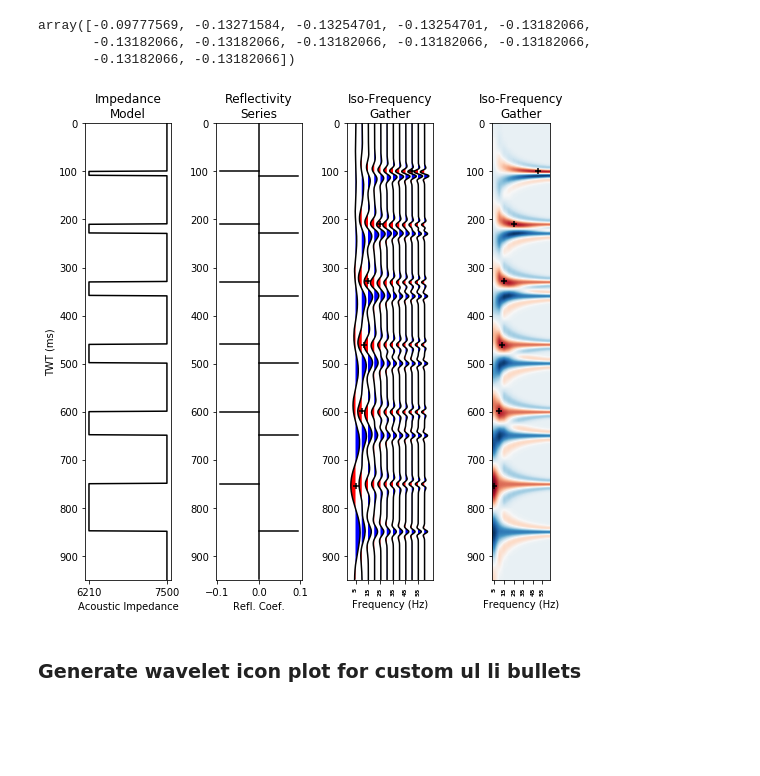
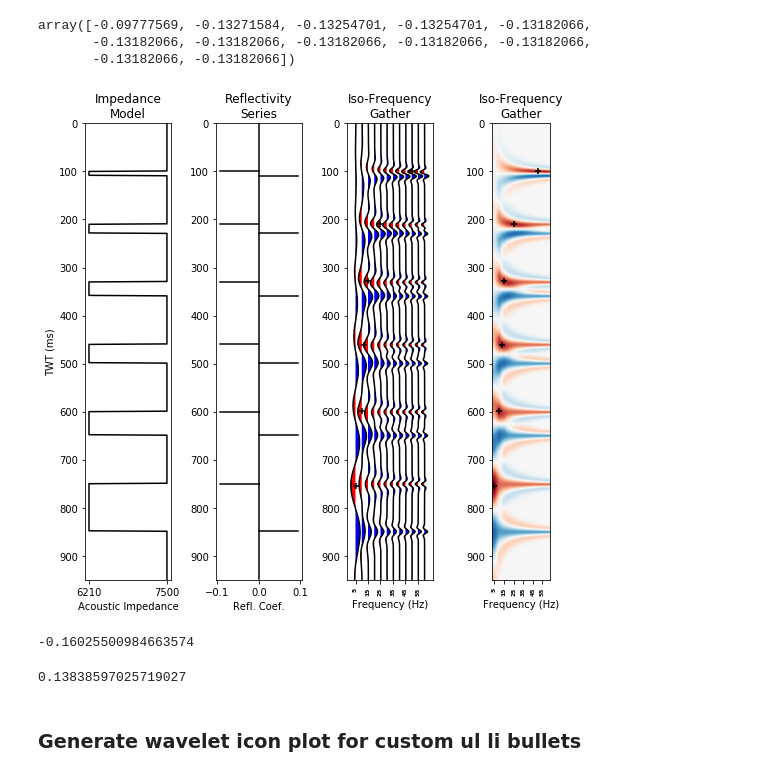
Before and after one commit to bdowdell/flask_pyseistuned, a Jupyter notebook: nb/image_plots.ipynb, the cells around one changed output. Saved outputs shown, nothing was run; the diff lists cells and outputs as text; code cells hidden in the pictures; blank space fills up the shorter version.

Commit message:
sets imshow colorbar of iso-frequency gather to be zero-centric

```diff
--- a/nb/image_plots.ipynb
+++ b/nb/image_plots.ipynb
@@ -601,35 +601,43 @@ for i,_ in enumerate(rc_trace):
         rc_y = [i, i]
         ax2.plot(rc_x, rc_y, 'k')
 ax2.set_xlabel('Refl. Coef.')
 ax2.set_title('Reflectivity\nSeries')
 
 ax3 = fig.add_subplot(143, sharey=ax1)
 for i, trace in enumerate(iso_freq_gather.transpose()):
     tr = (((trace - ifg_min)/d_ifg) - 0.5)*dx*1.5
     x = i*dx + 5
     ax3.plot((x + tr), z, 'k')
     ax3.fill_betweenx(z, x, (x + tr), where=tr>=0, facecolor='blue')
     ax3.fill_betweenx(z, x, (x + tr), where=tr<=0, facecolor='red')
 ax3.scatter(tuning_freqs, tuning_idxs, marker='+', color='k')
 ax3.set_xlabel('Frequency (Hz)')
 ax3.set_xticks(range(5,65,10))
 ax3.set_xticklabels(range(5,65,10), fontdict={'fontsize': 6, 'fontweight': 'bold'})
 ax3.xaxis.set_tick_params(rotation=90)
 ax3.set_title('Iso-Frequency\nGather')
 
 ax4 = fig.add_subplot(144, sharey=ax1)
-ax4.imshow(iso_freq_gather, cmap='RdBu', aspect=0.1, interpolation='bilinear')
+ax4.imshow(iso_freq_gather, cmap='RdBu', aspect=0.1, interpolation='bilinear', vmin=-0.17, vmax=0.17)
 ax4.scatter([0, 1, 1.5, 2, 4, 9], tuning_idxs, marker='+', color='k')
 ax4.set_xticks(range(0,12, 2))
 ax4.set_xticklabels(range(5,65,10), fontdict={'fontsize': 6, 'fontweight': 'bold'})
 ax4.xaxis.set_tick_params(rotation=90)
 ax4.set_xlabel('Frequency (Hz)')
 ax4.set_title('Iso-Frequency\nGather')
 
 plt.tight_layout()
 plt.savefig('../pyseistuned/static/img/isofreq_gather.png', dpi=100, edgecolor='k')
 # %% [output]
-[figure, old version]
+[figure, new version]
+# %%
+np.min(iso_freq_gather)
+# %% [output]
+-0.16025500984663574
+# %%
+np.max(iso_freq_gather)
+# %% [output]
+0.13838597025719027
 # %% [markdown]
 ### Generate wavelet icon plot for custom ul li bullets
 # %%
```
Also changed, not shown: 1 other file.
